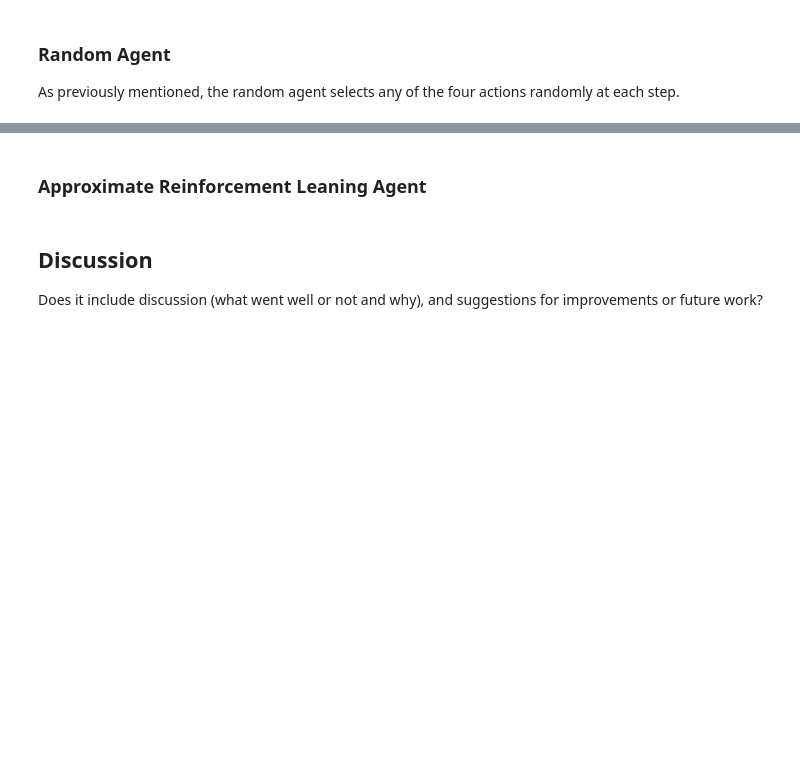
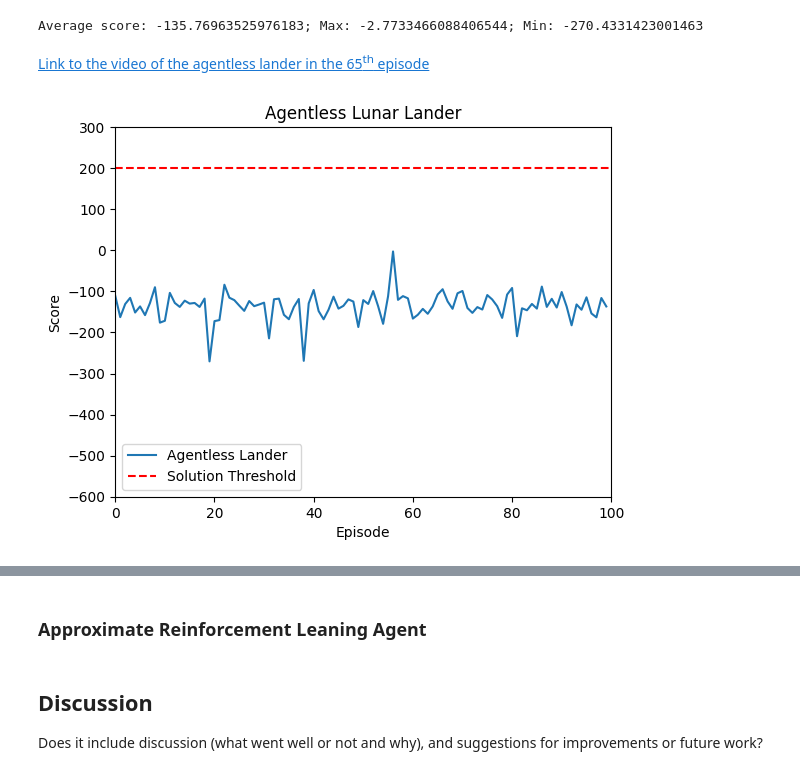
Before and after one commit to jaki9292/rl-project, a Jupyter notebook: project.ipynb, the cells around one changed output, grey strips where cells are left out. Drawn from its saved outputs; the diff is of its cells as text; code cells hidden in the pictures; blank space fills up the shorter version.

```diff
--- a/project.ipynb
+++ b/project.ipynb
@@ -106,5 +128,5 @@ First, we define a general lunar lander agent:
 # %%
-# Define general lunar lander agent class
+# Define general lunar lander class
 # Adapted from:
 # CSPB 3202 Gym tutorial (https://applied.cs.colorado.edu/mod/folder/view.php?id=43136)
 # https://gymnasium.farama.org/
@@ -124,11 +146,12 @@ from IPython.utils.capture import capture_output
 # Action space
 NOOP, LEFT, MAIN, RIGHT = 0, 1, 2, 3
 
-class Agent:
+class LunarLander:
     '''
-    General lunar lander agent class
+    General lunar lander class
+    subject entirely to its environment
     '''
-    def __init__(self, name = "general_agent"):
+    def __init__(self, name = "agentless"):
         '''
         Initialize agent
         '''
@@ -151,10 +174,8 @@ class Agent:
         '''
         Select action given state
         '''
-        # Randomly select action from action space
-        action = self.env.action_space.sample()
-
-        return action
+        # Do nothing
+        return NOOP
 
     def episode(self):
         '''
@@ -270,4 +293,31 @@ len(cubes)
-# %% [markdown]
-### Random Agent ###
-
-As previously mentioned, the random agent selects any of the four actions randomly at each step.
+# %%
+# Instantiate agentless lunar lander
+non_agent = LunarLander()
+
+# Number of episodes to iterate over
+episodes = 100
+
+# Iterate over 100 episodes
+non_scores = non_agent.iterate(episodes, verbose = False, video = True)
+
+# Print average, max, min
+average, max, min = non_agent.score_stats(verbose = True)
+# %% [output]
+Average score: -135.76963525976183; Max: -2.7733466088406544; Min: -270.4331423001463
+# %% [markdown]
+[Link to the video of the agentless lander in the 65<sup>th</sup> episode](videos/agentless-episode-64.mp4)
+# %%
+# Plot agentless lunar lander scores over all episodes
+
+import matplotlib.pyplot as plt
+
+plt.plot(non_scores, label = "Agentless Lander")
+plt.axhline(y = 200, color = 'r', linestyle = 'dashed', label = "Solution Threshold")
+plt.xlim([0,episodes])
+plt.ylim([-600,300])
+plt.title("Agentless Lunar Lander")
+plt.xlabel("Episode")
+plt.ylabel("Score")
+plt.legend();
+# %% [output]
+[figure, added]
```
Also changed, not shown: parts of 21 cells of this notebook, 3 other files.
